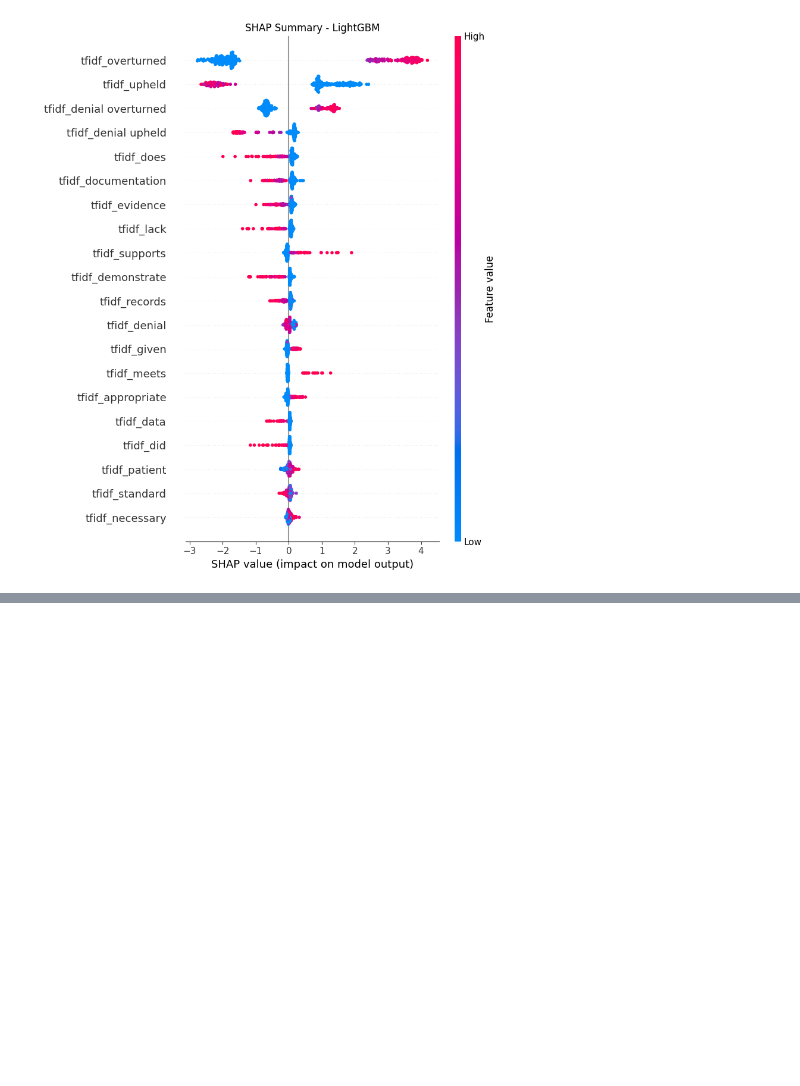
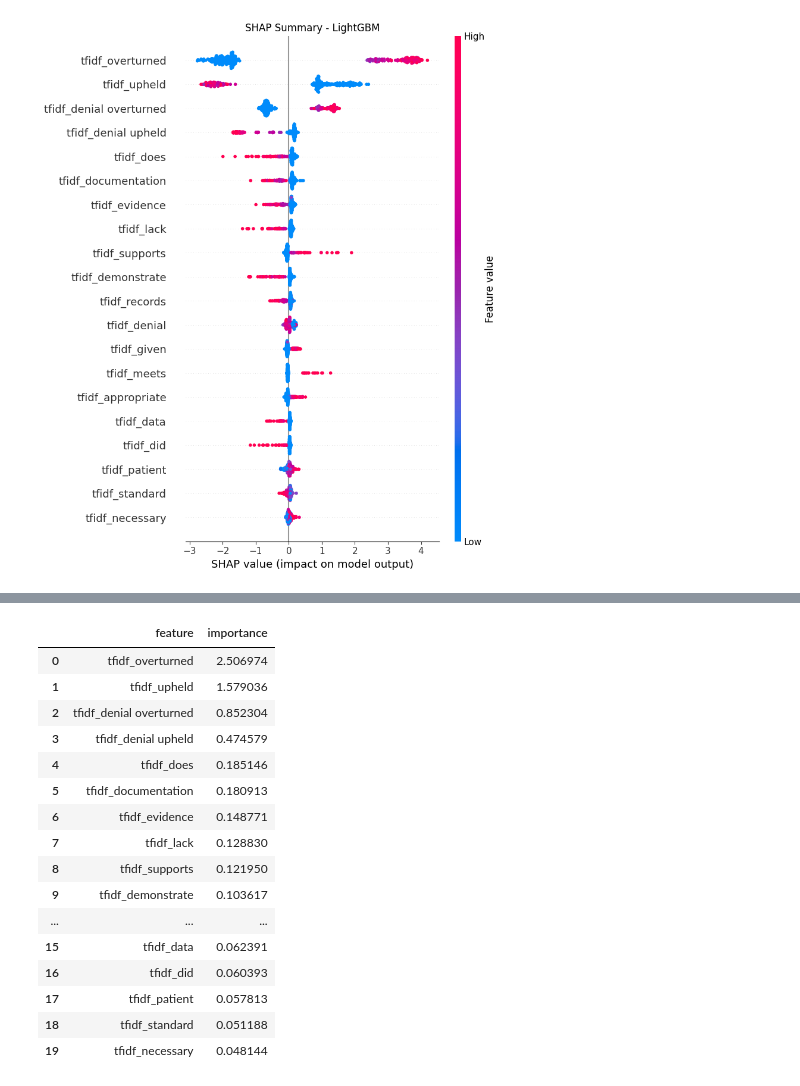
Before and after one commit to AnoshaRehan/insurance-bias-analysis, a Jupyter notebook: notebooks/bias_analysis.ipynb, the cells around one changed output, grey strips where cells are left out. Cells and saved outputs as stored; diff of their text form; code cells hidden in the pictures; blank space fills up the shorter version.

```diff
--- a/notebooks/bias_analysis.ipynb
+++ b/notebooks/bias_analysis.ipynb
@@ -1048,0 +1053,21 @@ Demographic features contribute 0.25% of total SHAP importance
+# %%
+best_shap_df = pd.DataFrame(best_model_shap["global_importance"])
+best_shap_df.head(20)
+# %% [output]
+|  | feature | importance |
+| 0 | tfidf_overturned | 2.506974 |
+| 1 | tfidf_upheld | 1.579036 |
+| 2 | tfidf_denial overturned | 0.852304 |
+| 3 | tfidf_denial upheld | 0.474579 |
+| 4 | tfidf_does | 0.185146 |
+| 5 | tfidf_documentation | 0.180913 |
+| 6 | tfidf_evidence | 0.148771 |
+| 7 | tfidf_lack | 0.128830 |
+| 8 | tfidf_supports | 0.121950 |
+| 9 | tfidf_demonstrate | 0.103617 |
+| ... | ... | ... |
+| 15 | tfidf_data | 0.062391 |
+| 16 | tfidf_did | 0.060393 |
+| 17 | tfidf_patient | 0.057813 |
+| 18 | tfidf_standard | 0.051188 |
+| 19 | tfidf_necessary | 0.048144 |
```
Also changed, not shown: parts of 6 cells of this notebook.
